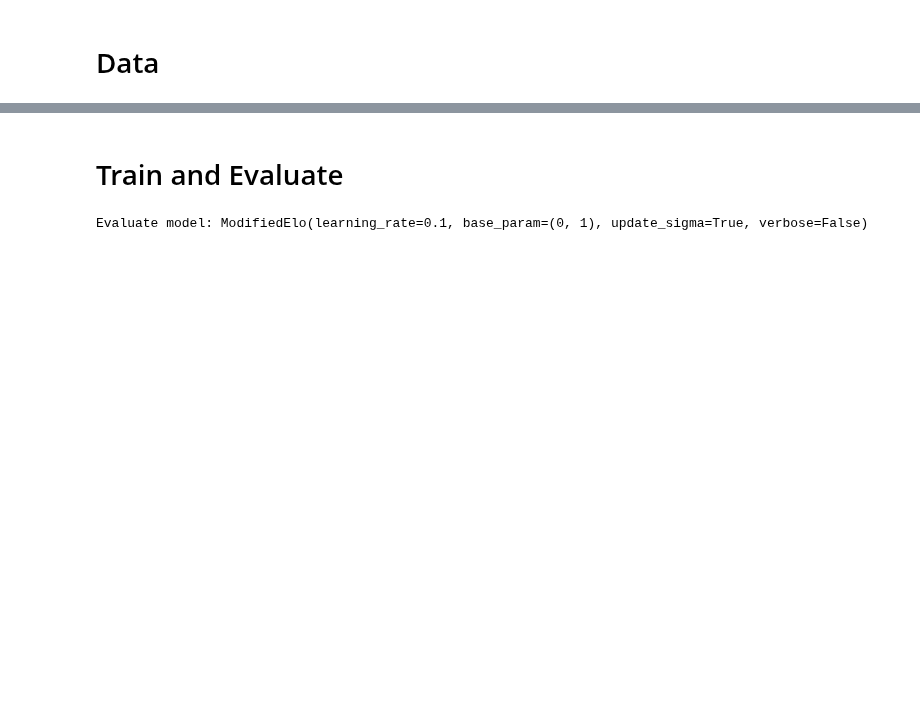
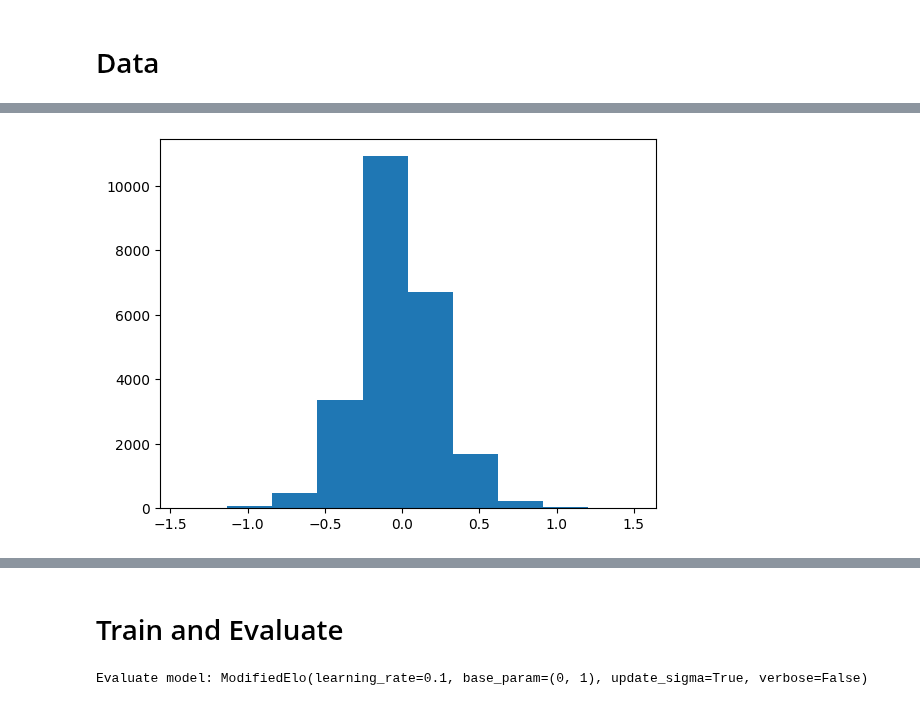
Before and after one commit to ansonkwokth/TableTennisPrediction, a Jupyter notebook: H2H.ipynb, the cells around one changed output, grey strips where cells are left out. Saved outputs shown, nothing was run; the diff lists cells and outputs as text; code cells hidden in the pictures; blank space fills up the shorter version.

```diff
--- a/H2H.ipynb
+++ b/H2H.ipynb
@@ -95,0 +104,15 @@ X_all = format_to_array(df)
+# %%
+class SymmetricTable:
+    def __init__(self):
+        self.data = {}
+
+    def add(self, key1, key2, value):
+        """Append value to the list corresponding to the symmetric key."""
+        key = tuple(sorted([key1, key2]))
+        if key not in self.data:
+            self.data[key] = []
+        self.data[key].append(value)
+
+    def get(self, key1, key2):
+        """Retrieve the list of values for the given symmetric key, defaulting to an empty list."""
+        return self.data.get(tuple(sorted([key1, key2])), [])
@@ -95,0 +205,2 @@ X_all = format_to_array(df)
+# %%
+h2h_train = np.array(h2h_rate[:26119 + 1])[:, 1]
@@ -95,0 +212,6 @@ X_all = format_to_array(df)
+# %%
+logit_h2h = np.log(h2h_train / (1-h2h_train))
+logit_h2h = np.nan_to_num(logit_h2h, nan=np.nan, posinf=np.nan, neginf=np.nan)
+plt.hist(logit_h2h);
+# %% [output]
+[figure, added]
```
Also changed, not shown: parts of 19 cells of this notebook.
